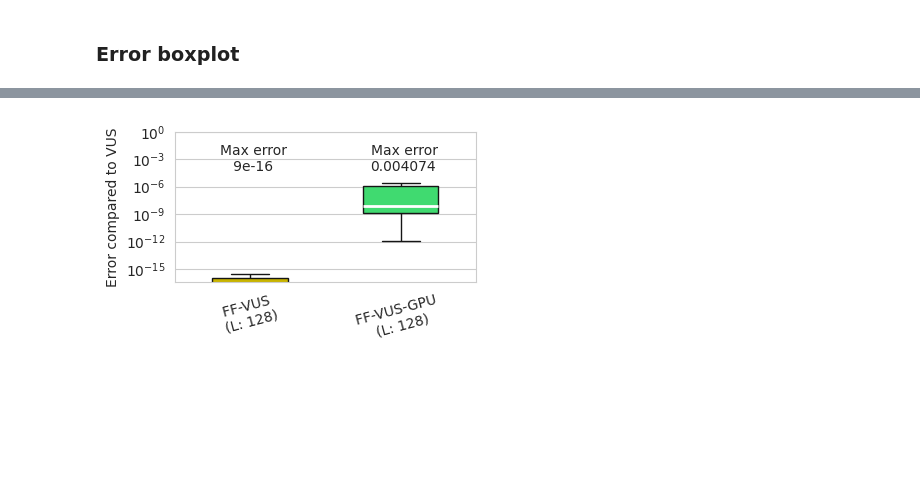
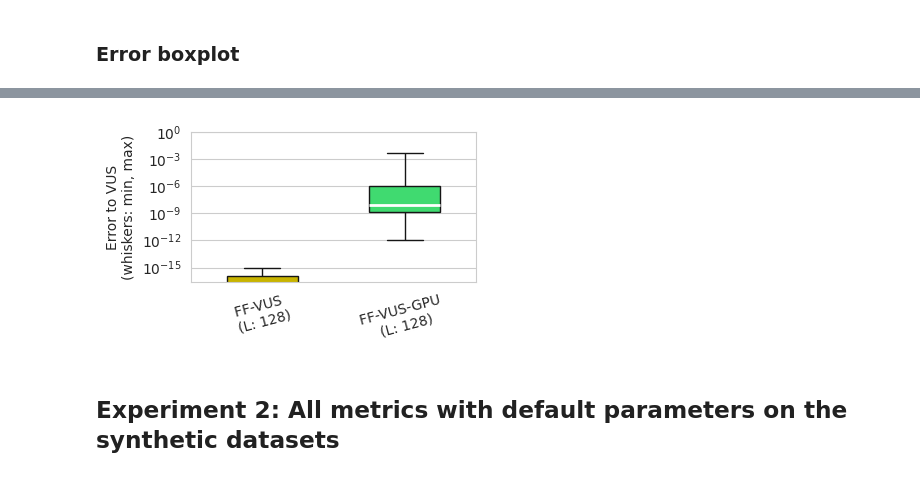
Before and after one commit to sylligardos/ff-vus, a Jupyter notebook: src/notebooks/experimental_results.ipynb, the cells around one changed output, grey strips where cells are left out. Drawn from its saved outputs; the diff is of its cells as text; code cells hidden in the pictures; blank space fills up the shorter version.

```diff
--- a/src/notebooks/experimental_results.ipynb
+++ b/src/notebooks/experimental_results.ipynb
@@ -8,13 +8,15 @@ import numpy as np
 import seaborn as sns
 import matplotlib.pyplot as plt
 import os
-import importlib
+from matplotlib.gridspec import GridSpec
 
 from tqdm import tqdm
 from tqdm.notebook import tqdm_notebook
 tqdm_notebook.pandas()
 
-project_root_path = os.path.join('..', '..')
+experiments_path = os.path.join('..', '..', 'experiments')
+save_fig_path = os.path.join(experiments_path, 'figures')
+os.makedirs(save_fig_path, exist_ok=True)
 # %%
 # Consistent color palette
 color_palette = {
@@ -51,24 +63,8 @@ def finalize_plot(save_dir, filename):
 # %% [markdown]
 ## Experiment 1: All metrics with default parameters on the TSB-UAD benchmark
 # %%
-experiment_path = os.path.join(project_root_path, 'experiments', 'allmetrics_defparams_tsb')
-results_path = os.path.join(experiment_path, 'results')
-save_fig_path = os.path.join(experiment_path, 'figures')
-os.makedirs(save_fig_path, exist_ok=True)
-
-result_files = [file for file in os.listdir(results_path) if file.endswith('.csv')]
-
-df = pd.DataFrame()
-for file in tqdm(result_files, desc="Reading experiments files"):
-    file_path = os.path.join(results_path, file)
-    curr_df = pd.read_csv(file_path, index_col=0).reset_index()
-
-    anom_time_col = [x for x in curr_df.columns if 'oordinates' in x.lower()]
-    if len(anom_time_col) > 0:
-        curr_df = curr_df.rename({anom_time_col[0]: 'Anomaly coordinates time'}, axis=1)
-
-    df = pd.concat([df, curr_df], ignore_index=True)
-
+curr_experiment_path = os.path.join(experiments_path, 'allmetrics_defparams_tsb', 'results')
+df = load_results(curr_experiment_path)
 df['Metric'] = df['Metric'].map(formal_names)
 df.sample(3)
 # %% [output]
@@ -139,14 +135,14 @@ axis = sns.boxplot(
     data=df,
     showfliers=False,
     log_scale=True,
-    showmeans=True,
+    showmeans=False,
     meanprops=meanprops,
     medianprops=medianprops,
     palette=color_palette,
     order=order,
     saturation=1,
 )
-axis.set_ylabel('Execution Time (seconds)')
+axis.set_ylabel('Runtime (seconds; log scale)')
 axis.set_xlabel('')
 axis.tick_params(axis='x', rotation=55)
 axis.grid(visible=False, axis='x')
@@ -199,14 +195,14 @@ axis = sns.boxplot(
     data=curr_df,
     showfliers=False,
     log_scale=True,
-    showmeans=True,
+    showmeans=False,
     meanprops=meanprops,
     medianprops=medianprops,
     palette=color_palette,
     order=order,
     saturation=1,
 )
-axis.set_ylabel('Execution Time (seconds)')
+axis.set_ylabel('Runtime (seconds; log scale)')
 axis.set_xlabel('')
 axis.tick_params(axis='x', rotation=15)
 axis.grid(visible=False, axis='x')
@@ -246,34 +246,37 @@ np.float64(9.992007221626409e-16)
 plt.figure(figsize=(4, 2.5))
 
 axis = sns.boxplot(
     dif_df,
     showfliers=False,
     fill=True,
     flierprops={"marker": "o"},
     medianprops=medianprops,
     width=.5,
     palette=color_palette,
     saturation=1,
+    whis=[0, 100]
 )
-axis.set_ylabel('Error compared to VUS')
+axis.set_ylabel('Error to VUS\n(whiskers: min, max)')
 axis.set_xlabel('')
 axis.tick_params(axis='x', rotation=15)
 axis.grid(visible=False, axis='x')
 axis.set_yscale('log')
 axis.set_yticks([10**-x for x in range(0, 16)][::3])
 
-axis.annotate(f'Max error\n   9e-16', (0 - 0.2, 0.00005))
-axis.annotate(f'Max error\n{dif_df['FF-VUS-GPU (L: 128)'].max():2f}', (1 - 0.2, 0.00005))
+# axis.annotate(f'Max error\n   9e-16', (0 - 0.2, 0.00005))
+# axis.annotate(f'Max error\n   {dif_df['FF-VUS-GPU (L: 128)'].max():.3f}', (1 - 0.2, 0.00005))
 
 # Highlight the 2nd and 3rd xtick_label in bold
 xticklabels = axis.get_xticklabels()
 for idx in range(len(axis.get_xticklabels())):
     if '(L:' in xticklabels[idx].get_text():
         new_text = xticklabels[idx].get_text().replace('(', '\n(')
         xticklabels[idx].set_text(new_text)
 axis.set_xticks(axis.get_xticks())
 axis.set_xticklabels([label.get_text() for label in xticklabels])
 
 finalize_plot(save_fig_path, 'ffvus_error_analysis_tsb')
 # %% [output]
-[figure, old version]
+[figure, new version]
+# %% [markdown]
+## Experiment 2: All metrics with default parameters on the synthetic datasets
```
Also changed, not shown: parts of 28 cells of this notebook, 1 other file.
